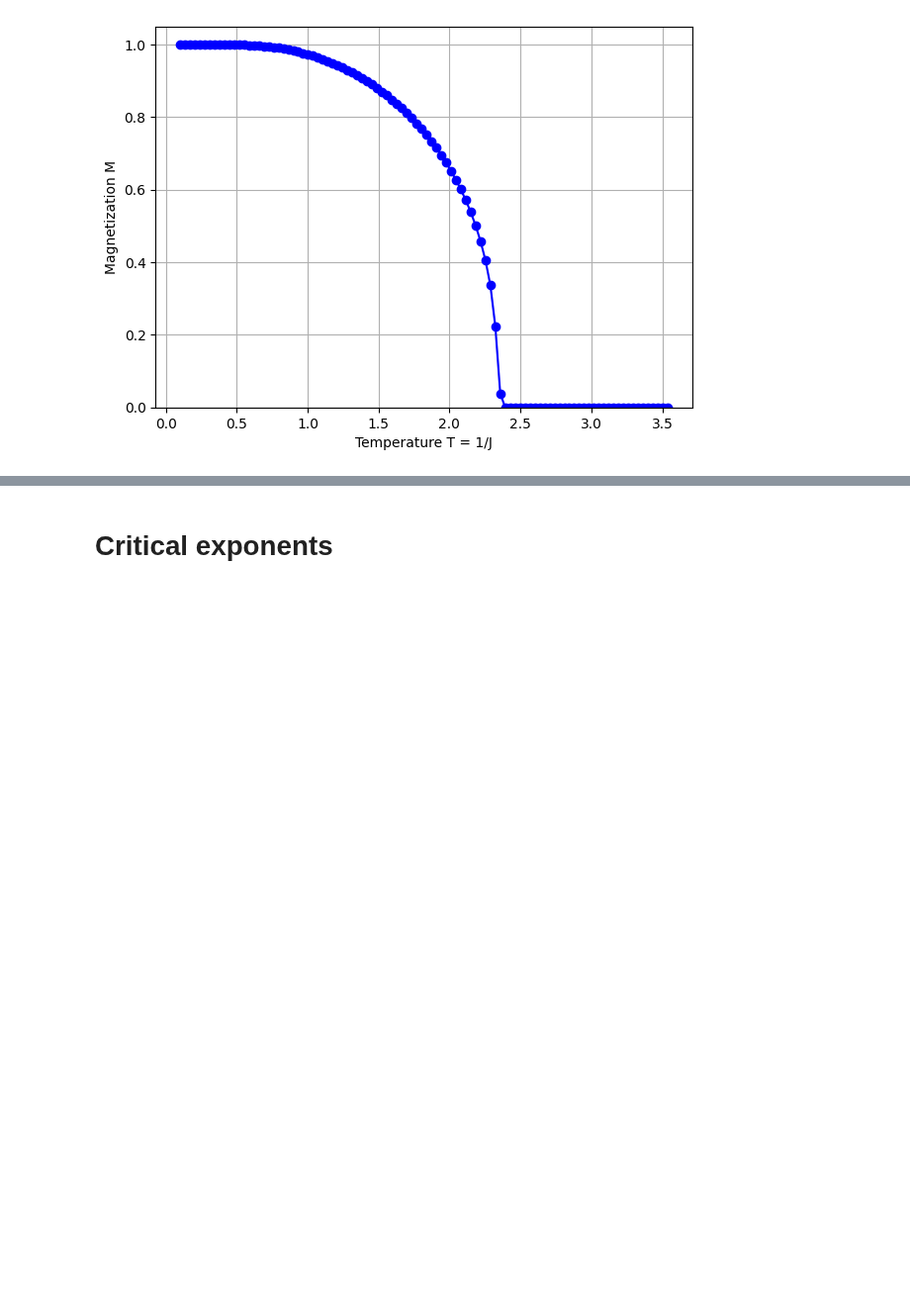
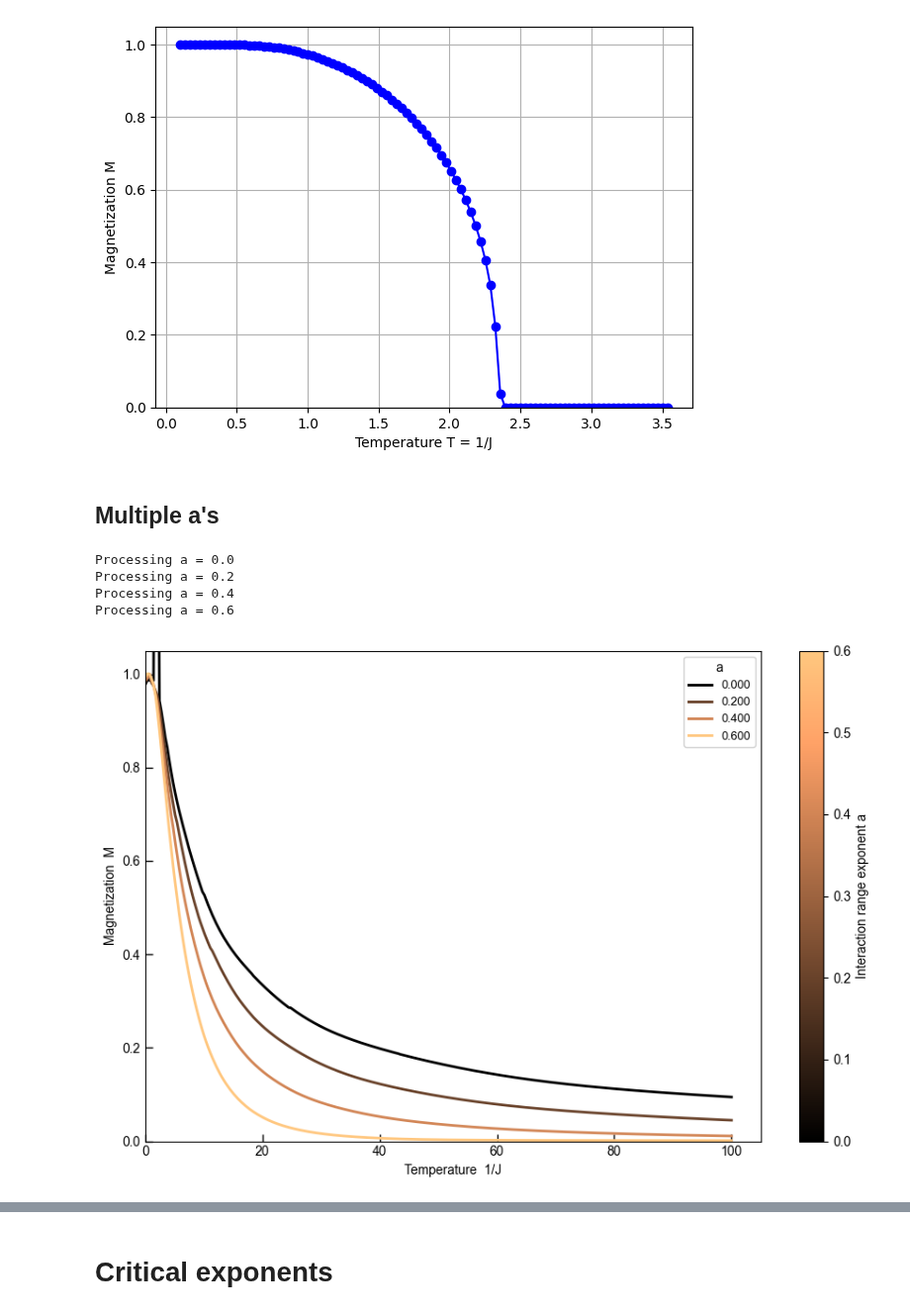
Before and after one commit to erbilcanartun/long-range-ising-chain, a Jupyter notebook: notebooks/new_foundation-numba.ipynb, the cells around one changed output, grey strips where cells are left out. Shown at 99% size. Cells and saved outputs as stored; diff of their text form; code cells hidden in the pictures; blank space fills up the shorter version.

```diff
--- a/notebooks/new_foundation-numba.ipynb
+++ b/notebooks/new_foundation-numba.ipynb
@@ -323,6 +327,71 @@ plt.show()
 # %% [output]
 Jc = 0.4238417166098952
 [figure]
+# %% [markdown]
+## Multiple a's
+# %%
+from matplotlib import cm
+
+a_values = np.array([0.0 , 0.2, 0.4, 0.6])
+data_by_a = []
+
+for a in a_values:
+    print(f"Processing a = {a}")
+
+    if a < 0.8:
+        Jc = 1e-10
+        T_arr = np.linspace(0.10, 100, 300)
+        J_arr = 1.0 / T_arr
+    else:
+        Jc = find_Jc(
+            a=a,
+            Jlow=1e-2, Jhigh=1e2,
+            max_steps=10,
+            max_dist_final=6,
+            tol=1e-6,
+            growth_threshold=1e4,
+            decay_threshold=1e-4
+        )
+        T_arr = np.linspace(0.10, 1.1 / Jc, 100)
+        J_arr = 1.0 / T_arr
+
+
+    M_arr = []
+    for J0 in J_arr:
+        T = 1/J0
+        if T < 0.8: max_k = 8
+        else: max_k = 10
+        M_arr.append(magnetization(J0, a, Jc, max_dist_final=6, max_steps=max_k, eps=1e-8))
+    M_arr = np.array(M_arr)
+
+    data_by_a.append(list(zip(T_arr, M_arr)))
+
+# Plot
+fig, ax = plt.subplots(figsize=(9, 6))
+cmap = cm.copper
+norm = plt.Normalize(a_values.min(), a_values.max())
+
+for a, tuples_a in zip(a_values, data_by_a):
+    T_arr = np.array([x[0] for x in tuples_a])
+    M_arr = np.array([x[1] for x in tuples_a])
+    ax.plot(T_arr, M_arr, label=f"{a:.3f}", color=cmap(norm(a)), linewidth=2)
+
+sm = plt.cm.ScalarMappable(cmap=cmap, norm=norm)
+fig.colorbar(sm, ax=ax, label='Interaction range exponent a')
+ax.set_xlabel('Temperature  1/J')
+ax.set_ylabel('Magnetization  M')
+ax.set_xlim(0, None)
+ax.set_ylim(0, 1.05)
+ax.legend(title='a', loc='upper right', fontsize=9, framealpha=.9)
+ax.tick_params(axis='both', which='major', direction='in', width=1, length=6)
+plt.tight_layout()
+plt.show()
+# %% [output]
+Processing a = 0.0
+Processing a = 0.2
+Processing a = 0.4
+Processing a = 0.6
+[figure, added]
 # %%
 from matplotlib import cm
 
```
Also changed, not shown: parts of 14 cells of this notebook, 16 other files.
